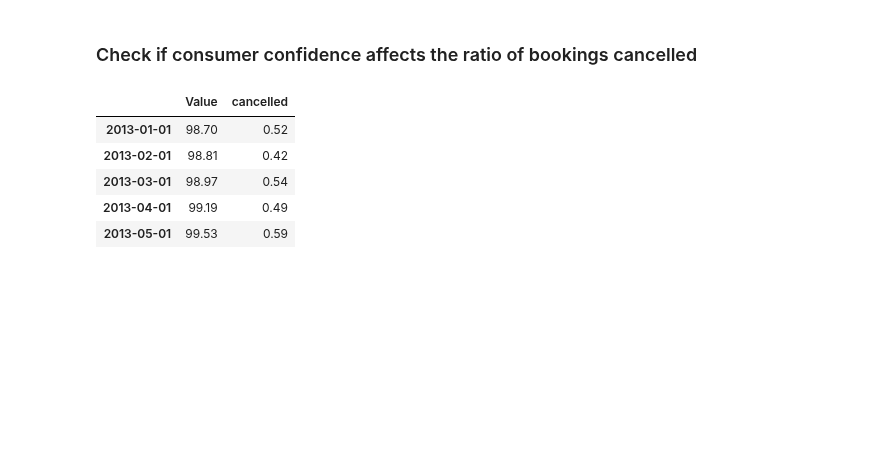
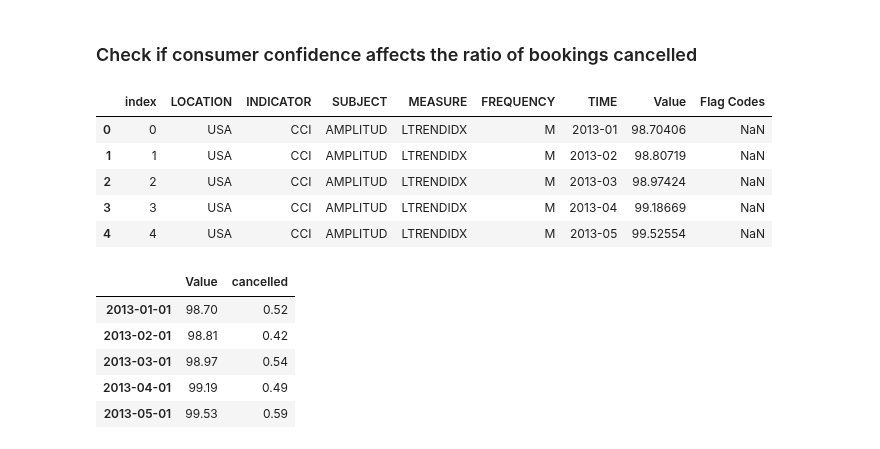
Before and after one commit to mengeling/silvercar-cancellation-predictor, a Jupyter notebook: EDA/EDA.ipynb, the cells around one changed output. Saved outputs shown, nothing was run; the diff lists cells and outputs as text; code cells hidden in the pictures; blank space fills up the shorter version.

```diff
--- a/EDA/EDA.ipynb
+++ b/EDA/EDA.ipynb
@@ -36,6 +36,7 @@ df_locations = pd.read_sql_table("locations", engine)
 df_credit_cards = pd.read_sql_table("credit_cards", engine)
 df_user_profile = pd.read_sql_table("user_profile", engine)
 df_zip = pd.read_sql_table("zip_codes", engine)
+df_CCI = pd.read_sql_table("CCI", engine)
 # %% [markdown]
 #### Change pandas and numpy display for interpretability
 # %%
@@ -898,8 +899,15 @@ Name: distance_to_pickup, dtype: float64
 **Not sure the lift from calculating travel distance will be worth it. Don't want to drop 50,000 rows, so I'll either need to exclude the feature or impute values**
 # %% [markdown]
 ### Check if consumer confidence affects the ratio of bookings cancelled
-# %%
-df_CCI = pd.read_csv('../data/CCI.csv', encoding="ISO-8859-1")
+# %%
+df_CCI.head()
+# %% [output]
+|  | index | LOCATION | INDICATOR | SUBJECT | MEASURE | FREQUENCY | TIME | Value | Flag Codes |
+| 0 | 0 | USA | CCI | AMPLITUD | LTRENDIDX | M | 2013-01 | 98.70406 | NaN |
+| 1 | 1 | USA | CCI | AMPLITUD | LTRENDIDX | M | 2013-02 | 98.80719 | NaN |
+| 2 | 2 | USA | CCI | AMPLITUD | LTRENDIDX | M | 2013-03 | 98.97424 | NaN |
+| 3 | 3 | USA | CCI | AMPLITUD | LTRENDIDX | M | 2013-04 | 99.18669 | NaN |
+| 4 | 4 | USA | CCI | AMPLITUD | LTRENDIDX | M | 2013-05 | 99.52554 | NaN |
 # %%
 df_CCI["TIME"] = pd.to_datetime(df_CCI["TIME"])
 df_CCI = df_CCI[["TIME", "Value"]].set_index("TIME")
```
Also changed, not shown: 8 other files.
